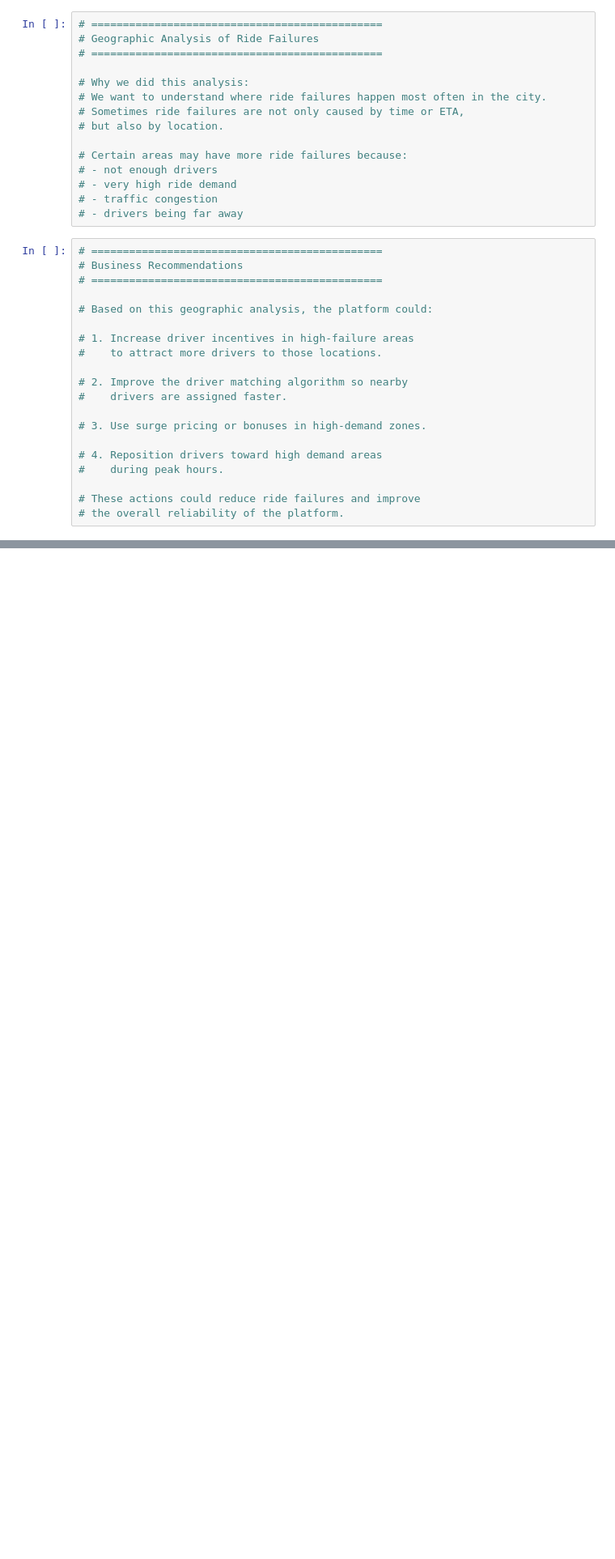
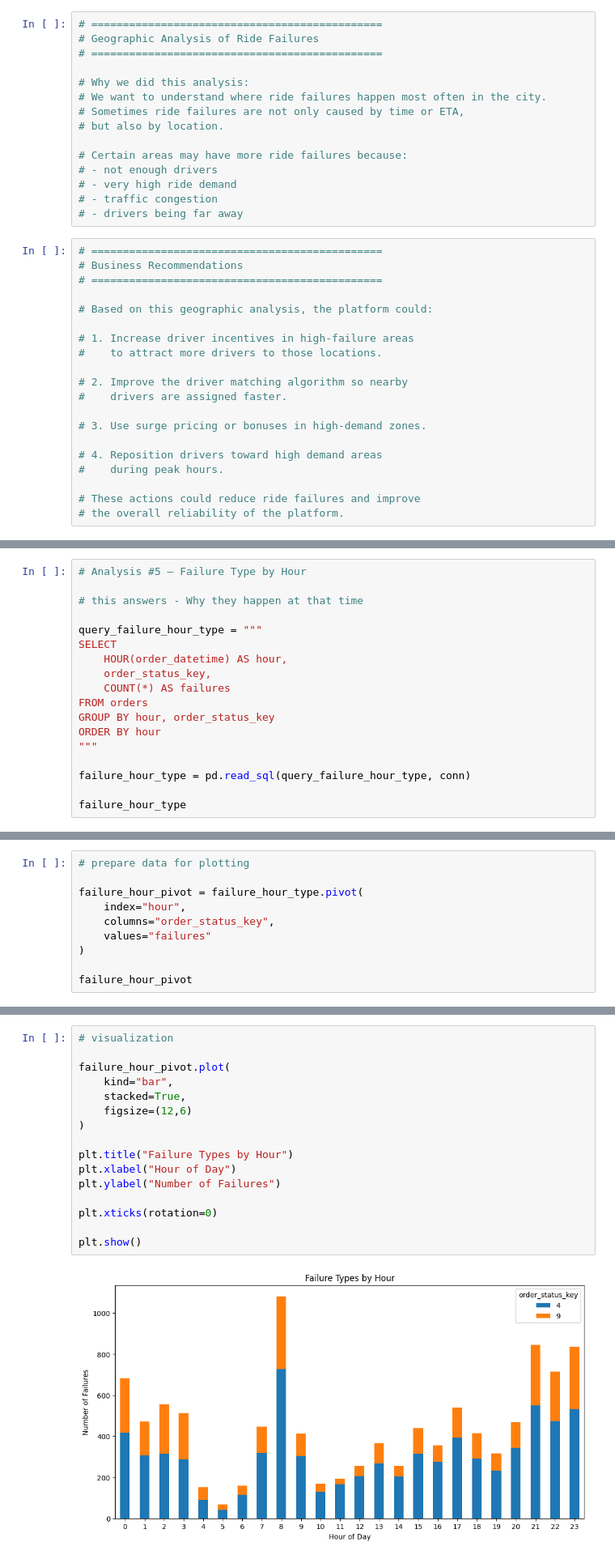
Before and after one commit to sayonyyy/gett-ride-failure-analysis, a Jupyter notebook: insights_from_failed_orders.ipynb, the cells around one changed output, grey strips where cells are left out. Shown at 81% size. Cells and saved outputs as stored; diff of their text form; blank space fills up the shorter version.

```diff
--- a/insights_from_failed_orders.ipynb
+++ b/insights_from_failed_orders.ipynb
@@ -545,0 +657,18 @@ m.save("ride_failure_hotspots.html")
+# %%
+# Analysis #5 — Failure Type by Hour
+
+# this answers - Why they happen at that time
+
+query_failure_hour_type = """
+SELECT
+    HOUR(order_datetime) AS hour,
+    order_status_key,
+    COUNT(*) AS failures
+FROM orders
+GROUP BY hour, order_status_key
+ORDER BY hour
+"""
+
+failure_hour_type = pd.read_sql(query_failure_hour_type, conn)
+
+failure_hour_type
@@ -545,0 +702,10 @@ m.save("ride_failure_hotspots.html")
+# %%
+# prepare data for plotting
+
+failure_hour_pivot = failure_hour_type.pivot(
+    index="hour",
+    columns="order_status_key",
+    values="failures"
+)
+
+failure_hour_pivot
@@ -545,0 +731,18 @@ m.save("ride_failure_hotspots.html")
+# %%
+# visualization
+
+failure_hour_pivot.plot(
+    kind="bar",
+    stacked=True,
+    figsize=(12,6)
+)
+
+plt.title("Failure Types by Hour")
+plt.xlabel("Hour of Day")
+plt.ylabel("Number of Failures")
+
+plt.xticks(rotation=0)
+
+plt.show()
+# %% [output]
+[figure, added]
```
Also changed, not shown: parts of 36 cells of this notebook, 2 other files.
